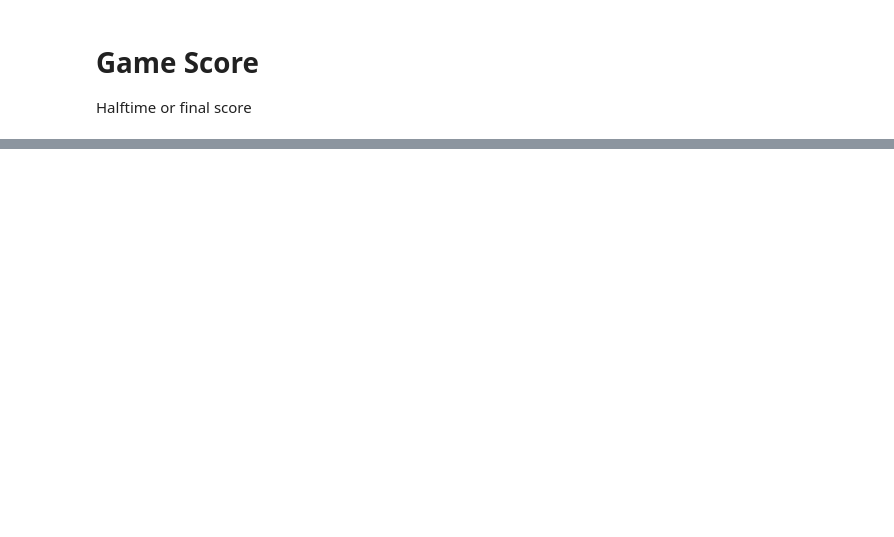
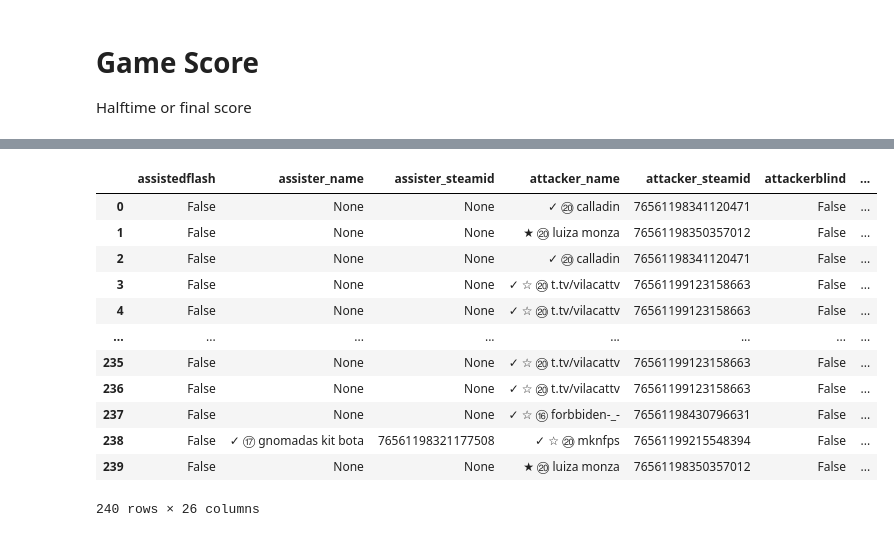
Before and after one commit to luneto10/CS2_Stats, a Jupyter notebook: apps/initial_test.ipynb, the cells around one changed output, grey strips where cells are left out. Saved outputs shown, nothing was run; the diff lists cells and outputs as text; code cells hidden in the pictures; blank space fills up the shorter version.

```diff
--- a/apps/initial_test.ipynb
+++ b/apps/initial_test.ipynb
@@ -535,15 +535,28 @@ class StatsCalculator:
         return result_df.reset_index()
 # %%
 # pprint(parser.parse_event("round_officially_ended").drop_duplicates())
-parser = DemoParser(
-        "/Users/luneto10/Documents/Exploratory/CS2_Stats/demos/gc/pulin-gc.dem"
-    )
-# parser = DemoParser(
-#         "/Users/luneto10/Documents/Exploratory/CS2_Stats/demos/faceit/anubisFaceit.dem"
-    # )
-scoreboard = StatsCalculator(parser)
-# scoreboard.get_total_rounds("faceit")
-# pprint(parser.parse_event("round_officially_ended")["tick"].drop_duplicates())
-print(parser.parse_event("server_message"))
-# parser.parse_ticks(wanted_fields, ticks=[17555])
+demos = [
+    "/Users/luneto10/Documents/Exploratory/CS2_Stats/demos/gc/pulin-gc.dem",
+    "/Users/luneto10/Documents/Exploratory/CS2_Stats/demos/faceit/anubisFaceit.dem",
+    "/Users/luneto10/Documents/Exploratory/CS2_Stats/demos/faceit/faceit_2.dem",
+]
+parser = DemoParser(demos[0])
+wanted_fields = [
+    "kills_total",
+    "deaths_total",
+    "mvps",
+    "headshot_kills_total",
+    "ace_rounds_total",
+    "4k_rounds_total",
+    "3k_rounds_total",
+    "team_num",
+    "damage_total",
+    "assists_total",
+    "team_score_first_half",
+    "team_score_second_half",
+    "enemies_flashed_total"
+]
+
+df = parser.parse_ticks(wanted_fields, ticks=[180000])
+df
 # %% [output]
@@ -550,0 +595,17 @@ print(parser.parse_event("server_message"))
+# %%
+df = parser.parse_event("player_death")
+df
+# %% [output]
+|  | assistedflash | assister_name | assister_steamid | attacker_name | attacker_steamid | attackerblind | ... |
+| 0 | False | None | None | ✓ ⑳ calladin | 76561198341120471 | False | ... |
+| 1 | False | None | None | ★ ⑳ luiza monza | 76561198350357012 | False | ... |
+| 2 | False | None | None | ✓ ⑳ calladin | 76561198341120471 | False | ... |
+| 3 | False | None | None | ✓ ☆ ⑳ t.tv/vilacattv | 76561199123158663 | False | ... |
+| 4 | False | None | None | ✓ ☆ ⑳ t.tv/vilacattv | 76561199123158663 | False | ... |
+| ... | ... | ... | ... | ... | ... | ... | ... |
+| 235 | False | None | None | ✓ ☆ ⑳ t.tv/vilacattv | 76561199123158663 | False | ... |
+| 236 | False | None | None | ✓ ☆ ⑳ t.tv/vilacattv | 76561199123158663 | False | ... |
+| 237 | False | None | None | ✓ ☆ ⑯ forbbiden-_- | 76561198430796631 | False | ... |
+| 238 | False | ✓ ⑰ gnomadas kit bota | 76561198321177508 | ✓ ☆ ⑳ mknfps | 76561199215548394 | False | ... |
+| 239 | False | None | None | ★ ⑳ luiza monza | 76561198350357012 | False | ... |
+240 rows × 26 columns
```
Also changed, not shown: parts of 6 cells of this notebook, 6 other files.
